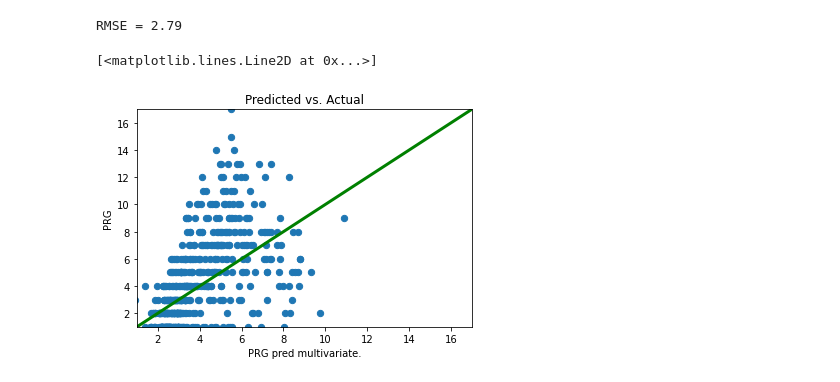
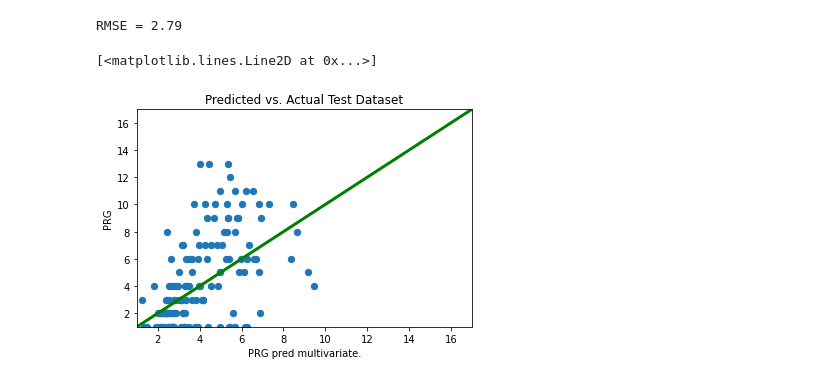
Before and after one commit to doctorf72/Naya_ML_RegressionProject, a Jupyter notebook: Regression_Project.ipynb, the cells around one changed output. Saved outputs shown, nothing was run; the diff lists cells and outputs as text; code cells hidden in the pictures.

```diff
--- a/Regression_Project.ipynb
+++ b/Regression_Project.ipynb
@@ -400,6 +409,6 @@ df_train.head()
 | 3 | ICU200013 | 1 | 89 | 66 | 23 | 94 | 28.1 | 0.167 | 21 | 1 | Negative |
 | 4 | ICU200014 | 0 | 137 | 40 | 35 | 168 | 43.1 | 2.288 | 33 | 1 | Positive |
 # %%
-X = df_train.drop(['ID','PRG','Insurance','Sepssis' ], axis = 1)
+X = df_train.drop(['ID','PRG','Sepssis' ], axis = 1)
 X.head()
 # %% [output]
@@ -448,4 +476,4 @@ RMSE = 2.84
 # %%
-df_test.head()
-# X = df_test.drop(['ID','PRG','Insurance'], axis = 1)
+X = df_test.drop(['ID','PRG','PRG prediction'], axis = 1)
+X.head()
 # %% [output]
@@ -458,3 +485,0 @@ df_test.head()
-# %%
-X = df_test.drop(['ID','PRG','Insurance', 'PRG prediction'], axis = 1)
-X.head()
@@ -483,12 +501,12 @@ print("RMSE = {:.2f}".format(rmse))
 # %% [output]
 RMSE = 2.79
 # %%
-ax = df_train.plot('PRG pred multivariate.','PRG',
+ax = df_test.plot('PRG pred multivariate.','PRG',
                      kind='scatter', s=40,
                      xlim=[1, 17], ylim=[1, 17],
-                     title='Predicted vs. Actual')
+                     title='Predicted vs. Actual Test Dataset')
 ax.plot(np.linspace(1, 17, 2), np.linspace(1, 17, 2),
         linewidth=3, color='g')
 # %% [output]
 [<matplotlib.lines.Line2D at 0x...>]
-[figure, old version]
+[figure, new version]
```
Also changed, not shown: parts of 8 cells of this notebook.
